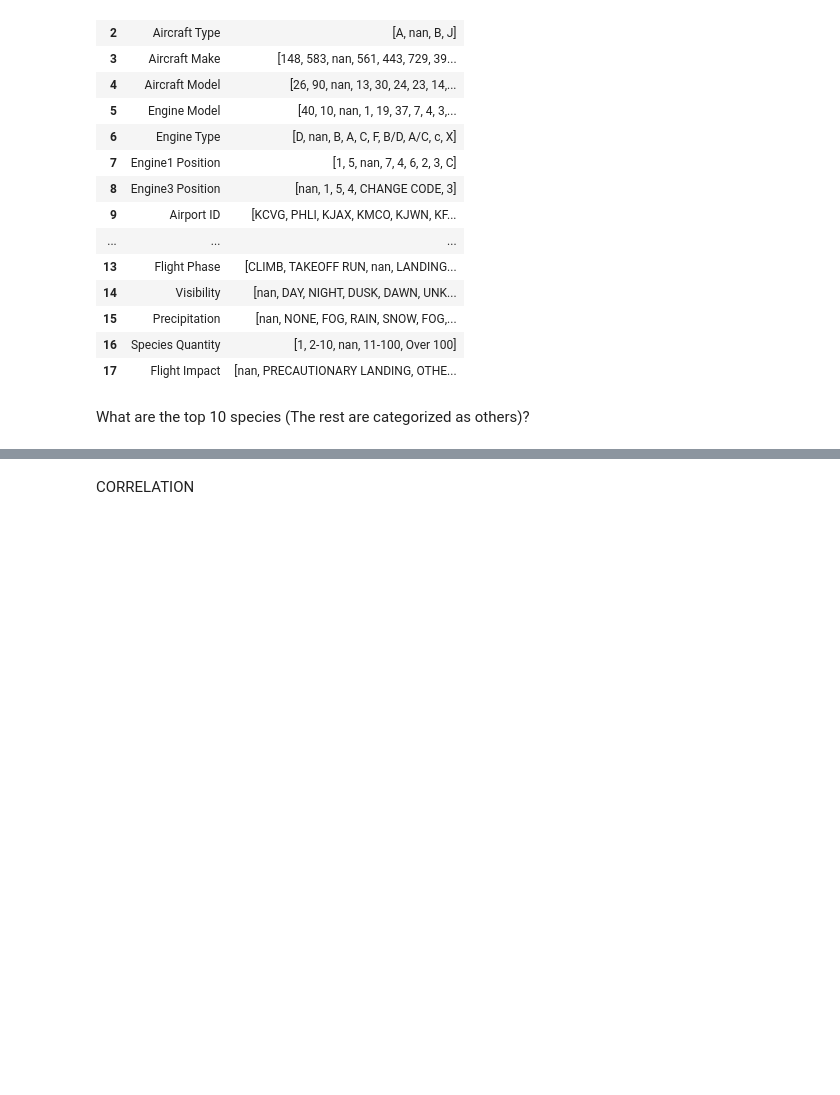
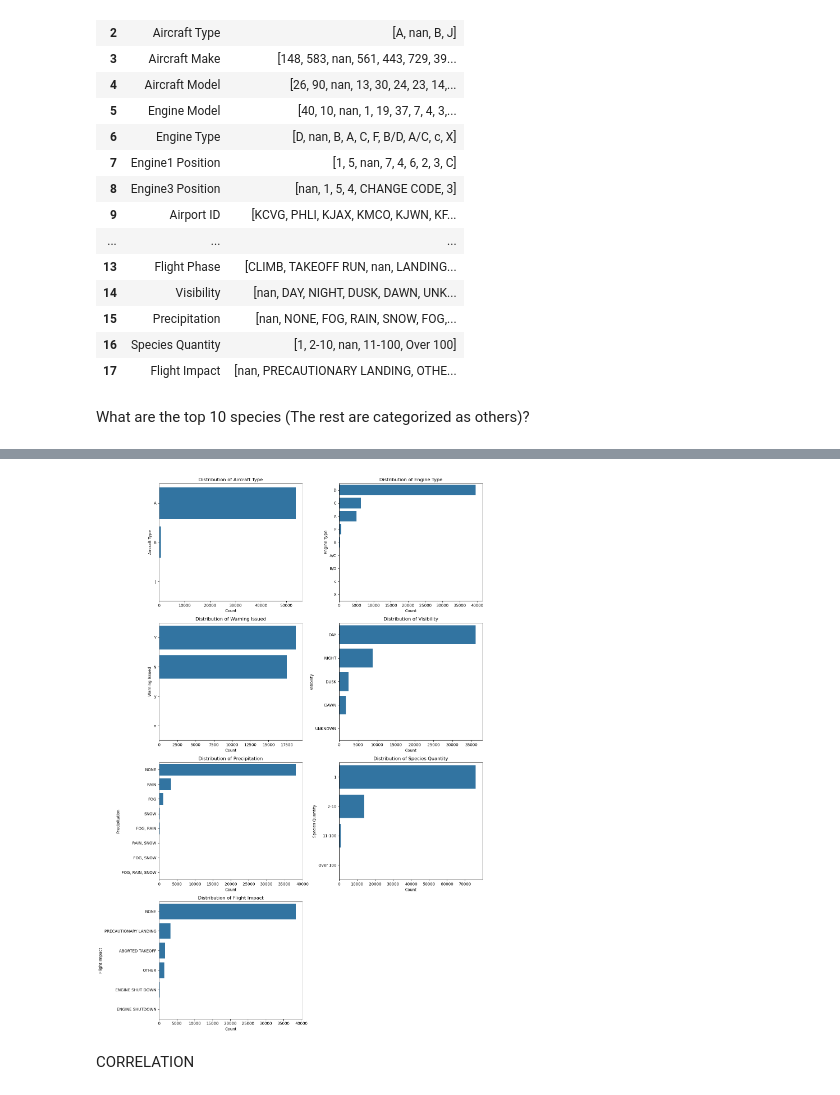
Before and after one commit to Clarkson-Applied-Data-Science/2024_ia651_gurmessa, a Jupyter notebook: EDA.ipynb, the cells around one changed output, grey strips where cells are left out. Saved outputs shown, nothing was run; the diff lists cells and outputs as text; code cells hidden in the pictures; blank space fills up the shorter version.

```diff
--- a/EDA.ipynb
+++ b/EDA.ipynb
@@ -116,0 +153,25 @@ plt.show()
+# %%
+imbalanced_cols = []
+for col in categorical_cols:
+    value_counts = df[col].value_counts(normalize=True)
+    if value_counts.iloc[0] > 0.5:
+        imbalanced_cols.append(col)
+
+n_cols = 2
+n_rows = (len(imbalanced_cols) + 1) // n_cols
+fig, axes = plt.subplots(n_rows, n_cols, figsize=(14, 5 * n_rows))
+axes = axes.flatten()
+
+for i, col in enumerate(imbalanced_cols):
+    value_counts = df[col].value_counts(normalize=True)
+    sns.countplot(y=df[col], order=value_counts.index, ax=axes[i])
+    axes[i].set_title(f"Distribution of {col}")
+    axes[i].set_xlabel("Count")
+    axes[i].set_ylabel(col)
+for j in range(i + 1, len(axes)):
+    fig.delaxes(axes[j])
+
+plt.tight_layout()
+plt.show()
+# %% [output]
+[figure, added]
```
Also changed, not shown: parts of 21 cells of this notebook, 6 other files.
